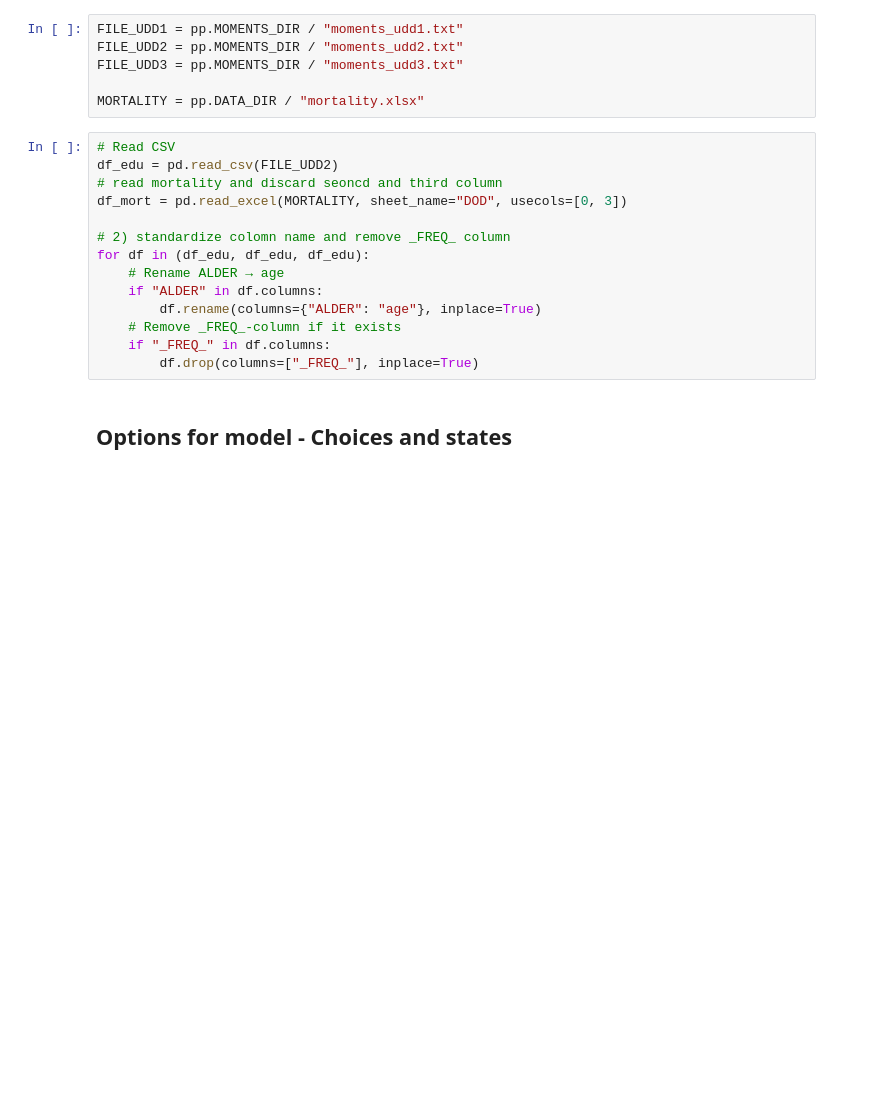
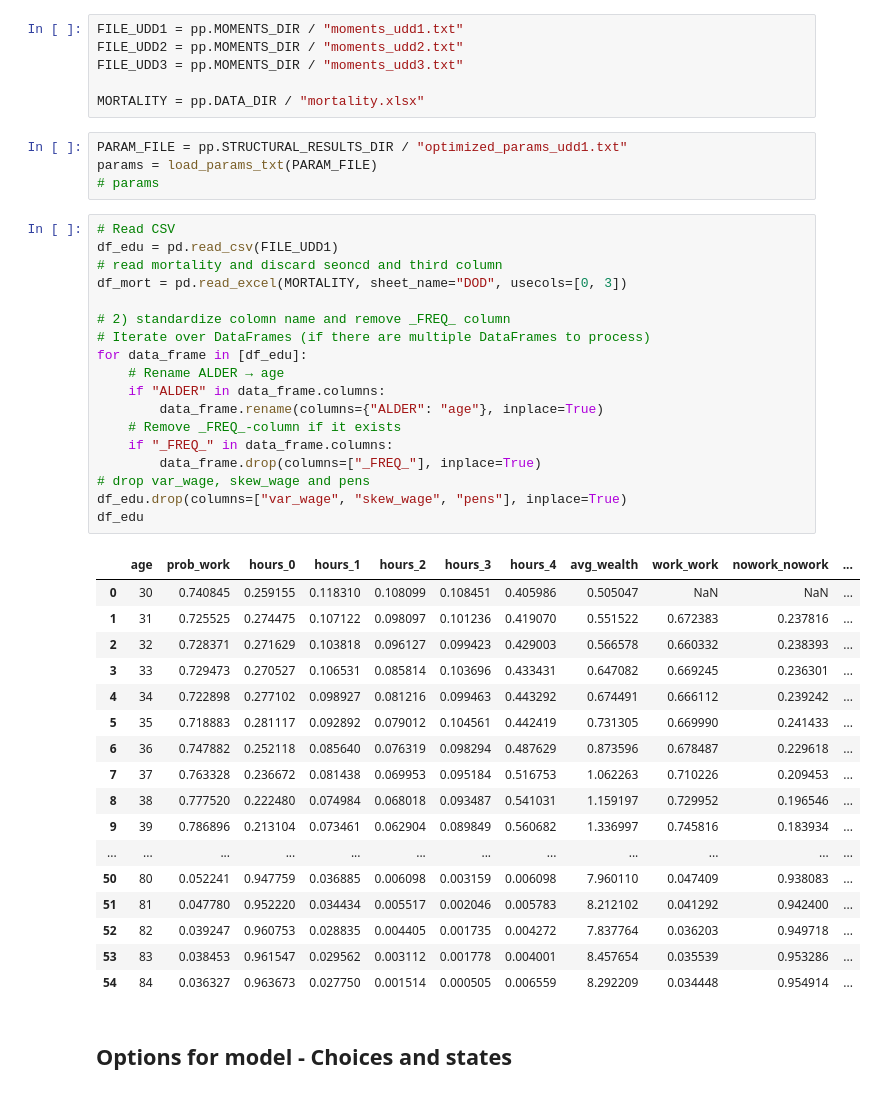
Before and after one commit to Developernash/dp_termpaper, a Jupyter notebook: edu1/02 exp_counterfactual_edu1.ipynb, the cells around one changed output. Saved outputs shown, nothing was run; the diff lists cells and outputs as text; blank space fills up the shorter version.

```diff
--- a/edu1/02 exp_counterfactual_edu1.ipynb
+++ b/edu1/02 exp_counterfactual_edu1.ipynb
@@ -38,20 +42,46 @@ FILE_UDD2 = pp.MOMENTS_DIR / "moments_udd2.txt"
 FILE_UDD3 = pp.MOMENTS_DIR / "moments_udd3.txt"
 
 MORTALITY = pp.DATA_DIR / "mortality.xlsx"
+# %%
+PARAM_FILE = pp.STRUCTURAL_RESULTS_DIR / "optimized_params_udd1.txt"
+params = load_params_txt(PARAM_FILE)
+# params
 # %%
 # Read CSV
-df_edu = pd.read_csv(FILE_UDD2)
+df_edu = pd.read_csv(FILE_UDD1)
 # read mortality and discard seoncd and third column
 df_mort = pd.read_excel(MORTALITY, sheet_name="DOD", usecols=[0, 3])
 
 # 2) standardize colomn name and remove _FREQ_ column
-for df in (df_edu, df_edu, df_edu):
+# Iterate over DataFrames (if there are multiple DataFrames to process)
+for data_frame in [df_edu]:
     # Rename ALDER → age
-    if "ALDER" in df.columns:
-        df.rename(columns={"ALDER": "age"}, inplace=True)
+    if "ALDER" in data_frame.columns:
+        data_frame.rename(columns={"ALDER": "age"}, inplace=True)
     # Remove _FREQ_-column if it exists
-    if "_FREQ_" in df.columns:
-        df.drop(columns=["_FREQ_"], inplace=True)
+    if "_FREQ_" in data_frame.columns:
+        data_frame.drop(columns=["_FREQ_"], inplace=True)
+# drop var_wage, skew_wage and pens
+df_edu.drop(columns=["var_wage", "skew_wage", "pens"], inplace=True)
+df_edu
+# %% [output]
+|  | age | prob_work | hours_0 | hours_1 | hours_2 | hours_3 | hours_4 | avg_wealth | work_work | nowork_nowork | ... |
+| 0 | 30 | 0.740845 | 0.259155 | 0.118310 | 0.108099 | 0.108451 | 0.405986 | 0.505047 | NaN | NaN | ... |
+| 1 | 31 | 0.725525 | 0.274475 | 0.107122 | 0.098097 | 0.101236 | 0.419070 | 0.551522 | 0.672383 | 0.237816 | ... |
+| 2 | 32 | 0.728371 | 0.271629 | 0.103818 | 0.096127 | 0.099423 | 0.429003 | 0.566578 | 0.660332 | 0.238393 | ... |
+| 3 | 33 | 0.729473 | 0.270527 | 0.106531 | 0.085814 | 0.103696 | 0.433431 | 0.647082 | 0.669245 | 0.236301 | ... |
+| 4 | 34 | 0.722898 | 0.277102 | 0.098927 | 0.081216 | 0.099463 | 0.443292 | 0.674491 | 0.666112 | 0.239242 | ... |
+| 5 | 35 | 0.718883 | 0.281117 | 0.092892 | 0.079012 | 0.104561 | 0.442419 | 0.731305 | 0.669990 | 0.241433 | ... |
+| 6 | 36 | 0.747882 | 0.252118 | 0.085640 | 0.076319 | 0.098294 | 0.487629 | 0.873596 | 0.678487 | 0.229618 | ... |
+| 7 | 37 | 0.763328 | 0.236672 | 0.081438 | 0.069953 | 0.095184 | 0.516753 | 1.062263 | 0.710226 | 0.209453 | ... |
+| 8 | 38 | 0.777520 | 0.222480 | 0.074984 | 0.068018 | 0.093487 | 0.541031 | 1.159197 | 0.729952 | 0.196546 | ... |
+| 9 | 39 | 0.786896 | 0.213104 | 0.073461 | 0.062904 | 0.089849 | 0.560682 | 1.336997 | 0.745816 | 0.183934 | ... |
+| ... | ... | ... | ... | ... | ... | ... | ... | ... | ... | ... | ... |
+| 50 | 80 | 0.052241 | 0.947759 | 0.036885 | 0.006098 | 0.003159 | 0.006098 | 7.960110 | 0.047409 | 0.938083 | ... |
+| 51 | 81 | 0.047780 | 0.952220 | 0.034434 | 0.005517 | 0.002046 | 0.005783 | 8.212102 | 0.041292 | 0.942400 | ... |
+| 52 | 82 | 0.039247 | 0.960753 | 0.028835 | 0.004405 | 0.001735 | 0.004272 | 7.837764 | 0.036203 | 0.949718 | ... |
+| 53 | 83 | 0.038453 | 0.961547 | 0.029562 | 0.003112 | 0.001778 | 0.004001 | 8.457654 | 0.035539 | 0.953286 | ... |
+| 54 | 84 | 0.036327 | 0.963673 | 0.027750 | 0.001514 | 0.000505 | 0.006559 | 8.292209 | 0.034448 | 0.954914 | ... |
 # %% [markdown]
 ## Options for model - Choices and states
 # %%
```
Also changed, not shown: parts of 5 cells of this notebook, 24 other files.
